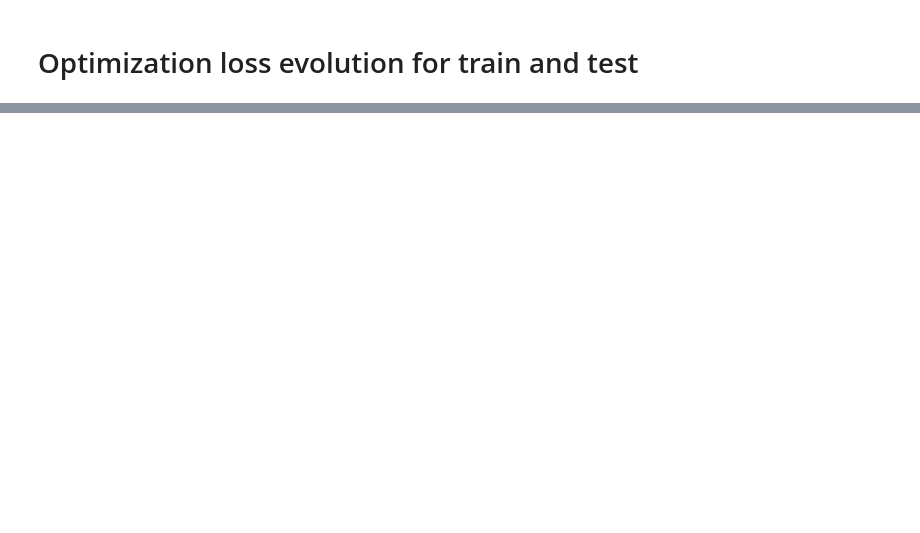
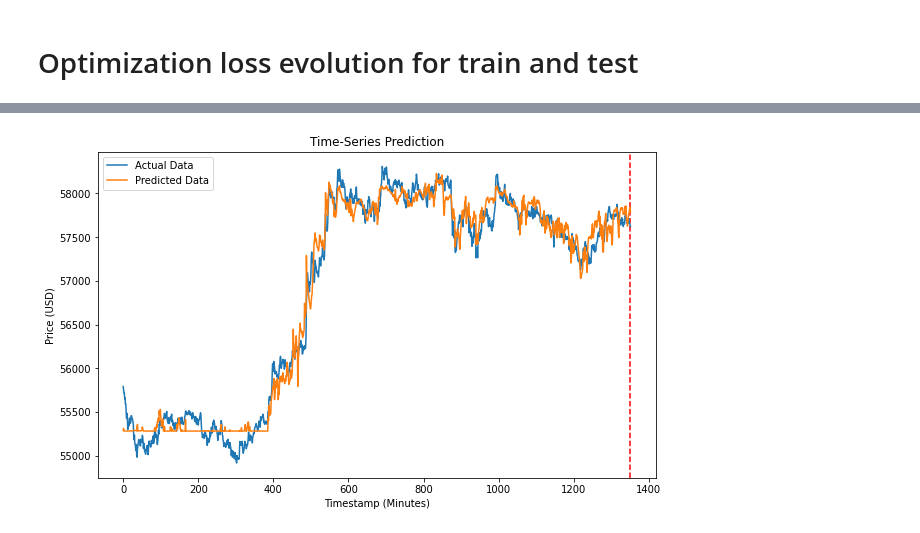
Before and after one commit to ZarthaxX/aa-tp-crypto, a Jupyter notebook: LSTM_CharlieONeill.ipynb, the cells around one changed output, grey strips where cells are left out. Saved outputs shown, nothing was run; the diff lists cells and outputs as text; code cells hidden in the pictures; blank space fills up the shorter version.

```diff
--- a/LSTM_CharlieONeill.ipynb
+++ b/LSTM_CharlieONeill.ipynb
@@ -236,33 +253,37 @@ plt.show()
 df_X_ss = ss.transform(df.drop(columns=['Close'])) # old transformers
 df_y_mm = mm.transform(df.Close.values.reshape(-1, 1)) # old transformers
 # split the sequence
 df_X_ss, df_y_mm = split_sequences(df_X_ss, df_y_mm, STEPS_IN, STEPS_OUT)
 # converting to tensors
 df_X_ss = Variable(torch.Tensor(df_X_ss).to(device))
 df_y_mm = Variable(torch.Tensor(df_y_mm).to(device))
 # reshaping the dataset
 df_X_ss = torch.reshape(df_X_ss, (df_X_ss.shape[0], df_X_ss.shape[1], df_X_ss.shape[2]))
 
 train_predict = lstm(df_X_ss) # forward pass
 data_predict = train_predict.cpu().data.numpy() # numpy conversion
 dataY_plot = df_y_mm.cpu().data.numpy()
 
 data_predict = mm.inverse_transform(data_predict) # reverse transformation
 dataY_plot = mm.inverse_transform(dataY_plot)
 true, preds = [], []
 for i in range(len(dataY_plot)):
     true.append(dataY_plot[i][0])
 for i in range(len(data_predict)):
     preds.append(data_predict[i][0])
 plt.figure(figsize=(10,6)) #plotting
 plt.axvline(x=train_test_cutoff, c='r', linestyle='--') # size of the training set
 
 plt.plot(true, label='Actual Data') # actual plot
 plt.plot(preds, label='Predicted Data') # predicted plot
+plt.xlabel("Timestamp (Minutes)")
+plt.ylabel("Price (USD)")
 plt.title('Time-Series Prediction')
 plt.legend()
 plt.savefig("whole_plot.png", dpi=300)
 plt.show()
+# %% [output]
+[figure, added]
 # %%
 test_predict = lstm(X_test_tensors_final[-1].unsqueeze(0)) # get the last sample
 test_predict = test_predict.cpu().detach().numpy()
```
Also changed, not shown: parts of 14 cells of this notebook, 1 other file.
